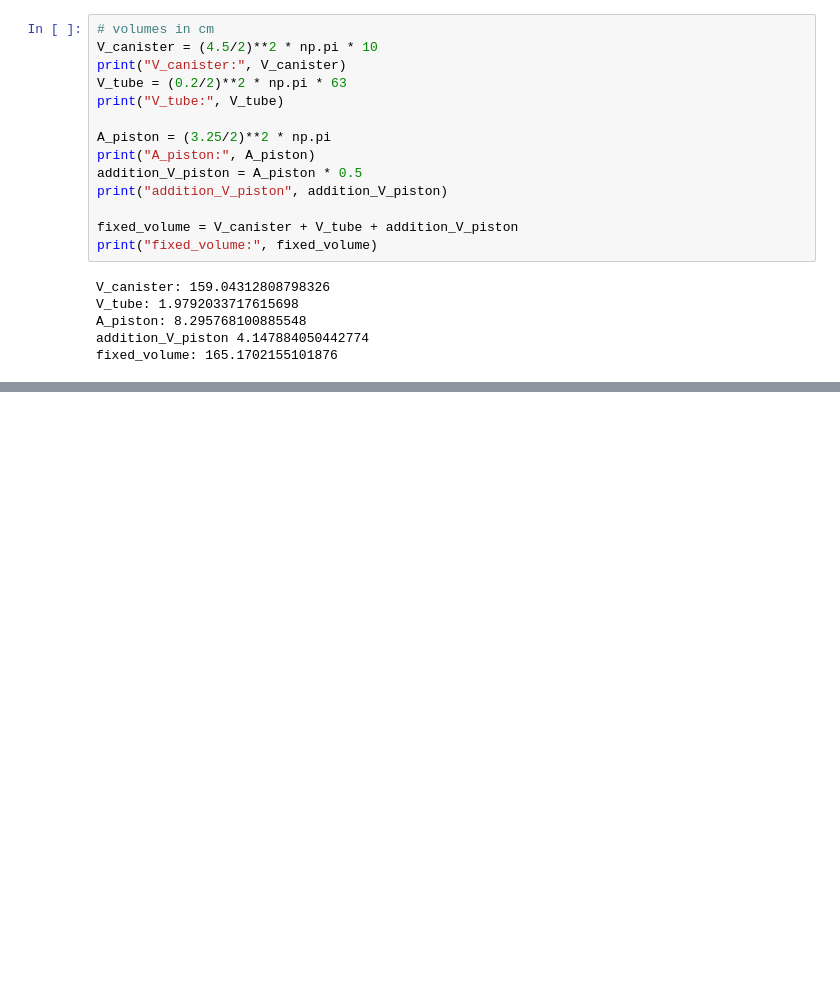
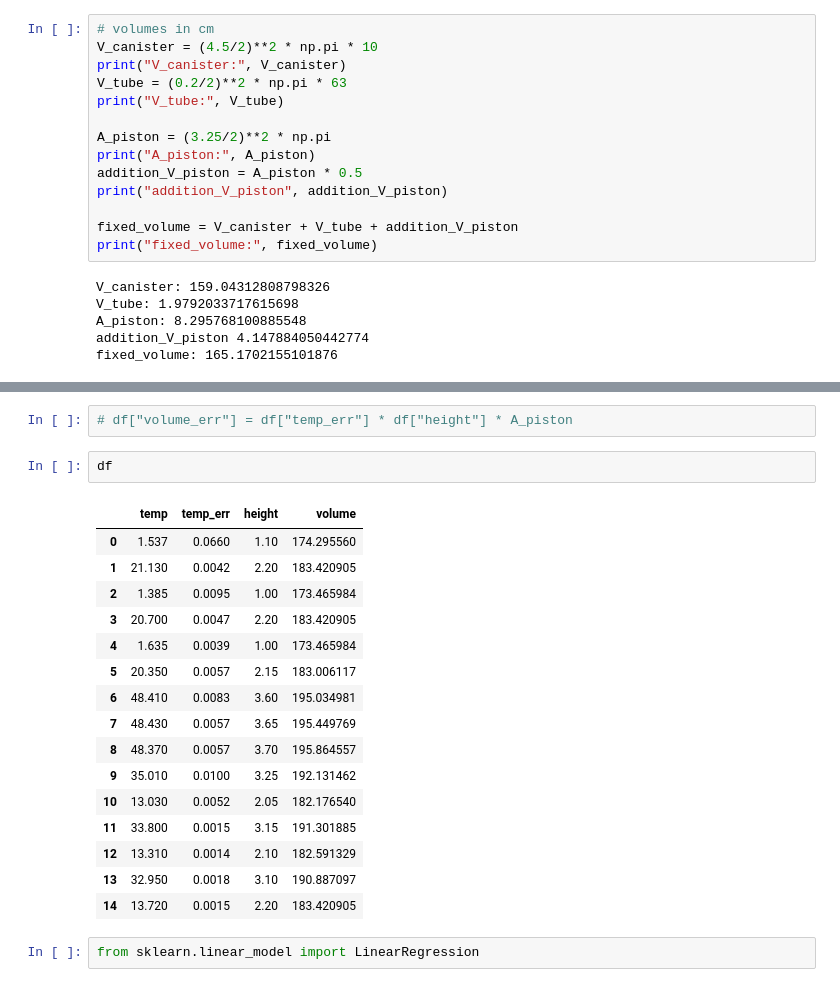
Before and after one commit to evilpegasus/physics5cl, a Jupyter notebook: lab7/lab7.ipynb, the cells around one changed output, grey strips where cells are left out. Drawn from its saved outputs; the diff is of its cells as text; blank space fills up the shorter version.

```diff
--- a/lab7/lab7.ipynb
+++ b/lab7/lab7.ipynb
@@ -49,0 +58,23 @@ df
+# %%
+# df["volume_err"] = df["temp_err"] * df["height"] * A_piston
+# %%
+df
+# %% [output]
+|  | temp | temp_err | height | volume |
+| 0 | 1.537 | 0.0660 | 1.10 | 174.295560 |
+| 1 | 21.130 | 0.0042 | 2.20 | 183.420905 |
+| 2 | 1.385 | 0.0095 | 1.00 | 173.465984 |
+| 3 | 20.700 | 0.0047 | 2.20 | 183.420905 |
+| 4 | 1.635 | 0.0039 | 1.00 | 173.465984 |
+| 5 | 20.350 | 0.0057 | 2.15 | 183.006117 |
+| 6 | 48.410 | 0.0083 | 3.60 | 195.034981 |
+| 7 | 48.430 | 0.0057 | 3.65 | 195.449769 |
+| 8 | 48.370 | 0.0057 | 3.70 | 195.864557 |
+| 9 | 35.010 | 0.0100 | 3.25 | 192.131462 |
+| 10 | 13.030 | 0.0052 | 2.05 | 182.176540 |
+| 11 | 33.800 | 0.0015 | 3.15 | 191.301885 |
+| 12 | 13.310 | 0.0014 | 2.10 | 182.591329 |
+| 13 | 32.950 | 0.0018 | 3.10 | 190.887097 |
+| 14 | 13.720 | 0.0015 | 2.20 | 183.420905 |
+# %%
+from sklearn.linear_model import LinearRegression
```
Also changed, not shown: parts of 9 cells of this notebook.
